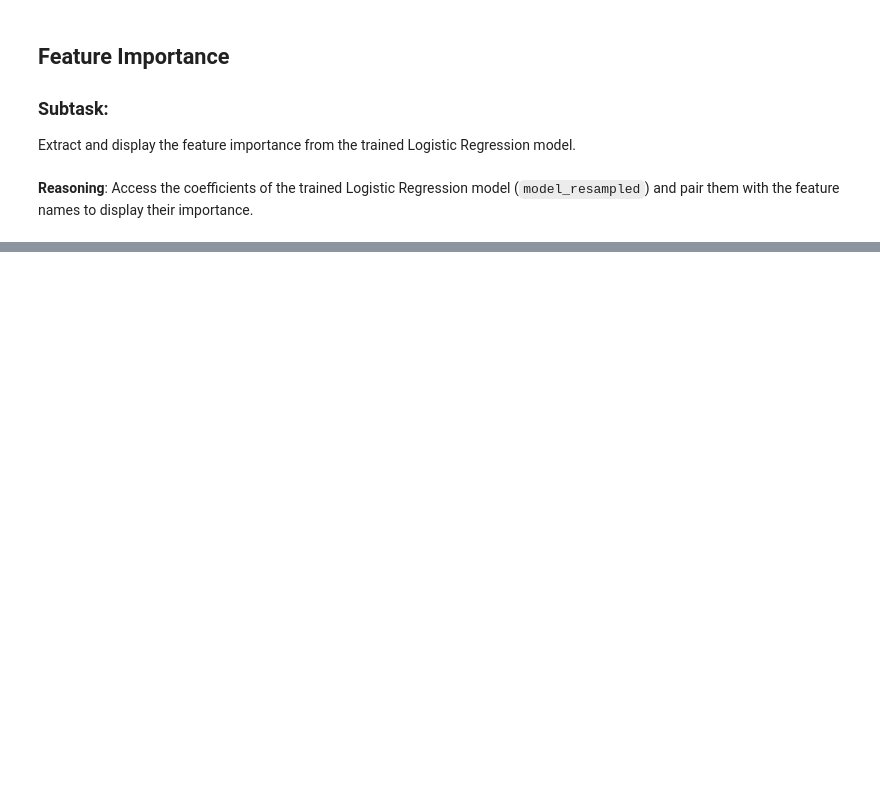
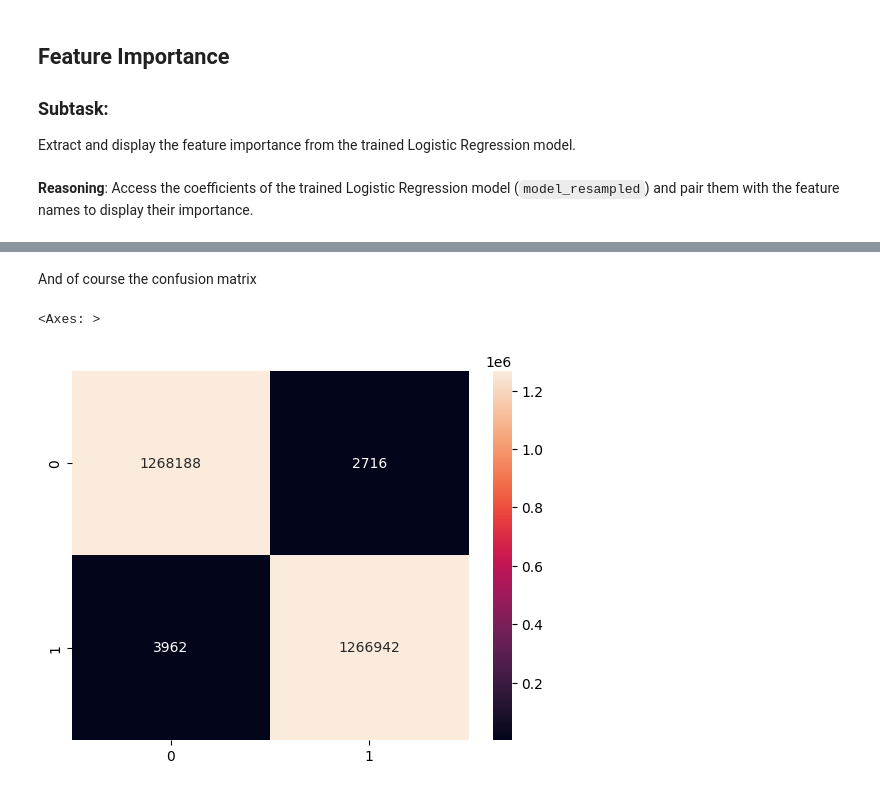
Before and after one commit to gpozzetti/AI_For_Finance_LSB_testcases, a Jupyter notebook: FinancialFraud/Financial_Fraud.ipynb, the cells around one changed output, grey strips where cells are left out. Drawn from its saved outputs; the diff is of its cells as text; code cells hidden in the pictures; blank space fills up the shorter version.

```diff
--- a/FinancialFraud/Financial_Fraud.ipynb
+++ b/FinancialFraud/Financial_Fraud.ipynb
@@ -372,0 +673,10 @@ plot = sns.barplot(x='Importance', y='Feature', data=feature_importance_df)
+# %%
+#import skilern models
+from sklearn.ensemble import RandomForestClassifier
+from sklearn.svm import SVC
+from xgboost import XGBClassifier
+
+#create each model
+rf_model = RandomForestClassifier()
+svm_model = SVC()
+xgb_model = XGBClassifier()
@@ -372,0 +704,9 @@ plot = sns.barplot(x='Importance', y='Feature', data=feature_importance_df)
+# %% [markdown]
+And of course the confusion matrix
+# %%
+# plot the confusino matrix for xgb
+cm_xgb = confusion_matrix(y_test_resampled, xgb_pred)
+sns.heatmap(cm_xgb, annot=True, fmt='d')
+# %% [output]
+<Axes: >
+[figure, added]
```
Also changed, not shown: parts of 46 cells of this notebook.
